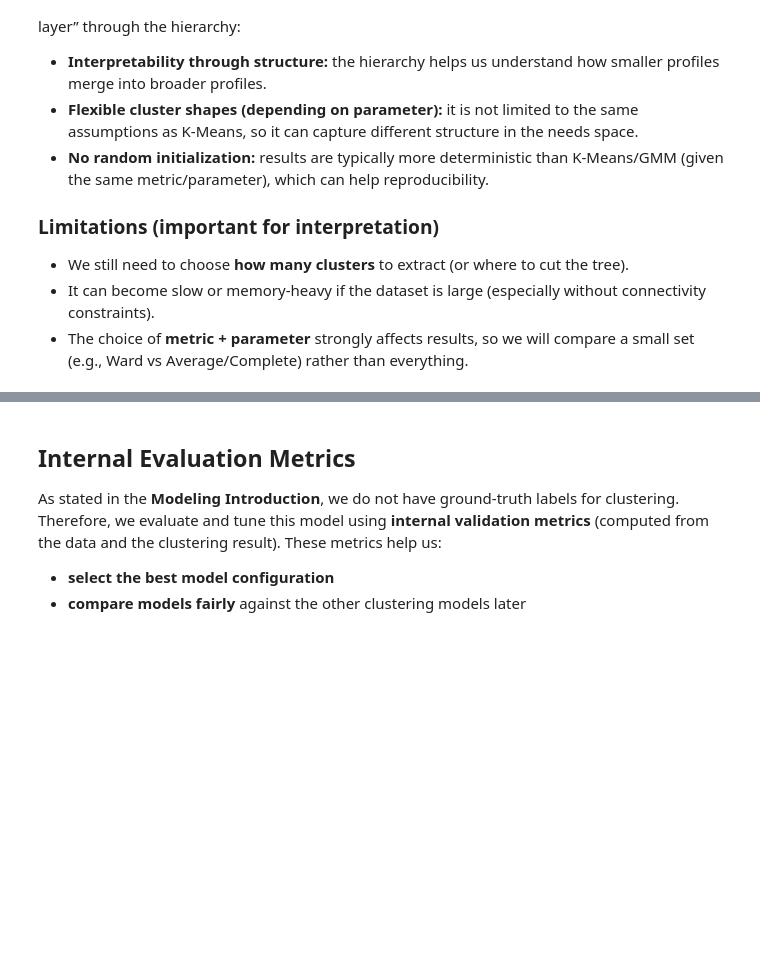
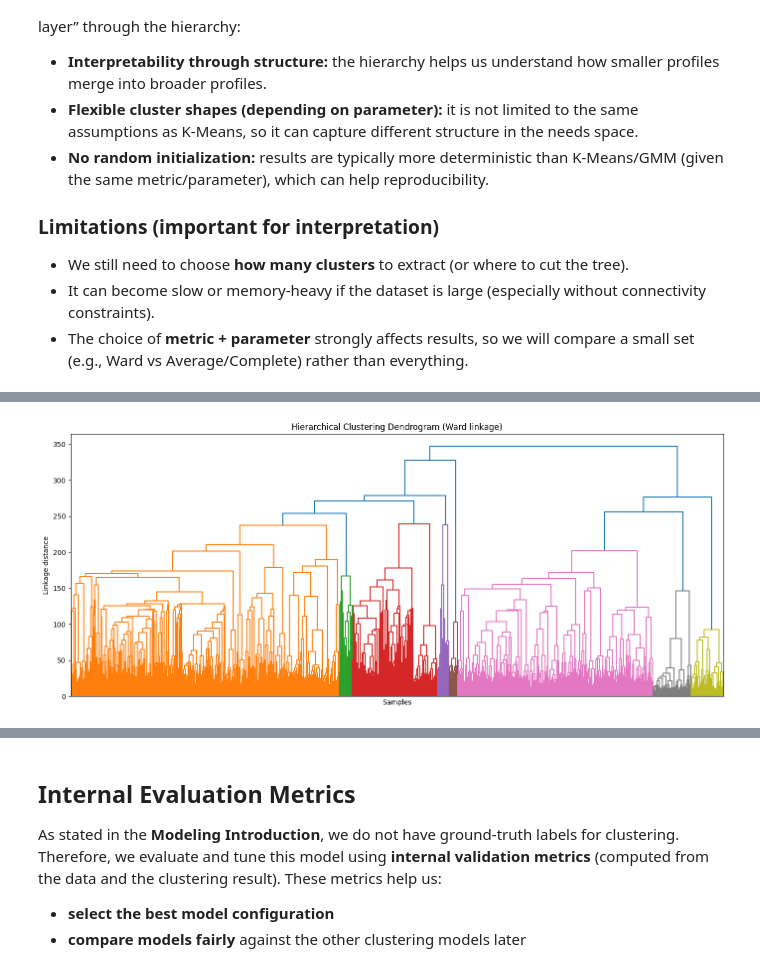
Before and after one commit to Etxarri/ShelterAI, a Jupyter notebook: backend/ai-service/documentation/clustering_models_2.ipynb, the cells around one changed output, grey strips where cells are left out. Drawn from its saved outputs; the diff is of its cells as text; code cells hidden in the pictures; blank space fills up the shorter version.

```diff
--- a/backend/ai-service/documentation/clustering_models_2.ipynb
+++ b/backend/ai-service/documentation/clustering_models_2.ipynb
@@ -1186,0 +1197,17 @@ dfhierarchical = train_df
+# %%
+Z = linkage(X_scaled, method="ward")
+
+plt.figure(figsize=(14, 6))
+dendrogram(
+    Z,
+    no_labels=True,
+    color_threshold=None,
+    distance_sort="descending"
+)
+plt.title("Hierarchical Clustering Dendrogram (Ward linkage)")
+plt.xlabel("Samples")
+plt.ylabel("Linkage distance")
+plt.tight_layout()
+plt.show()
+# %% [output]
+[figure, added]
```
Also changed, not shown: parts of 79 cells of this notebook.
